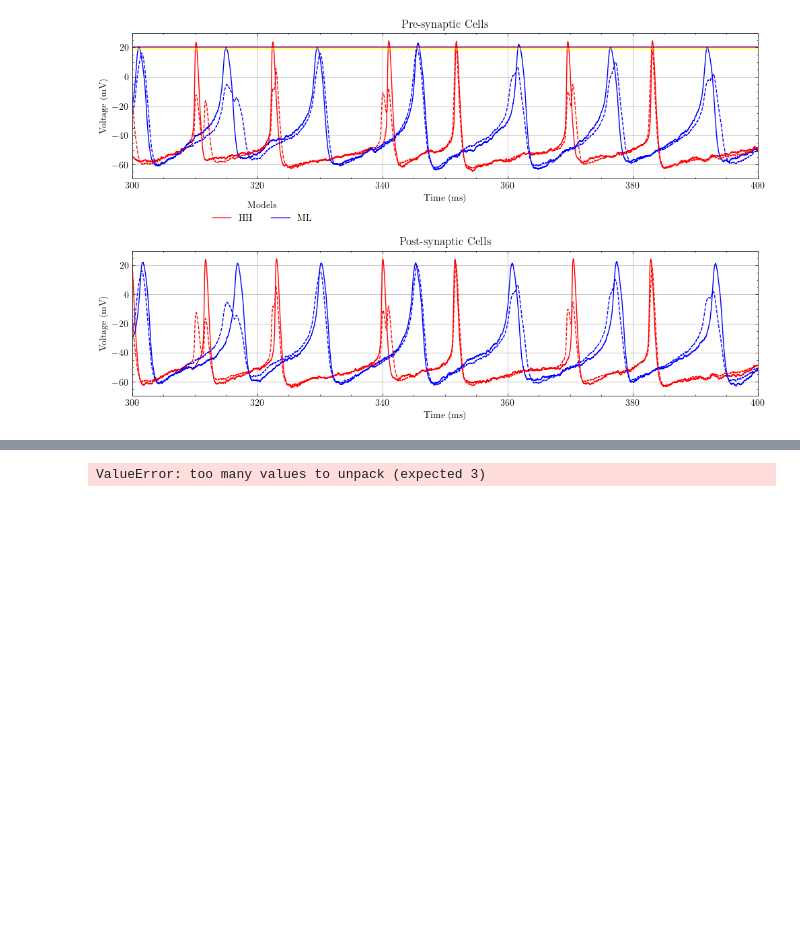
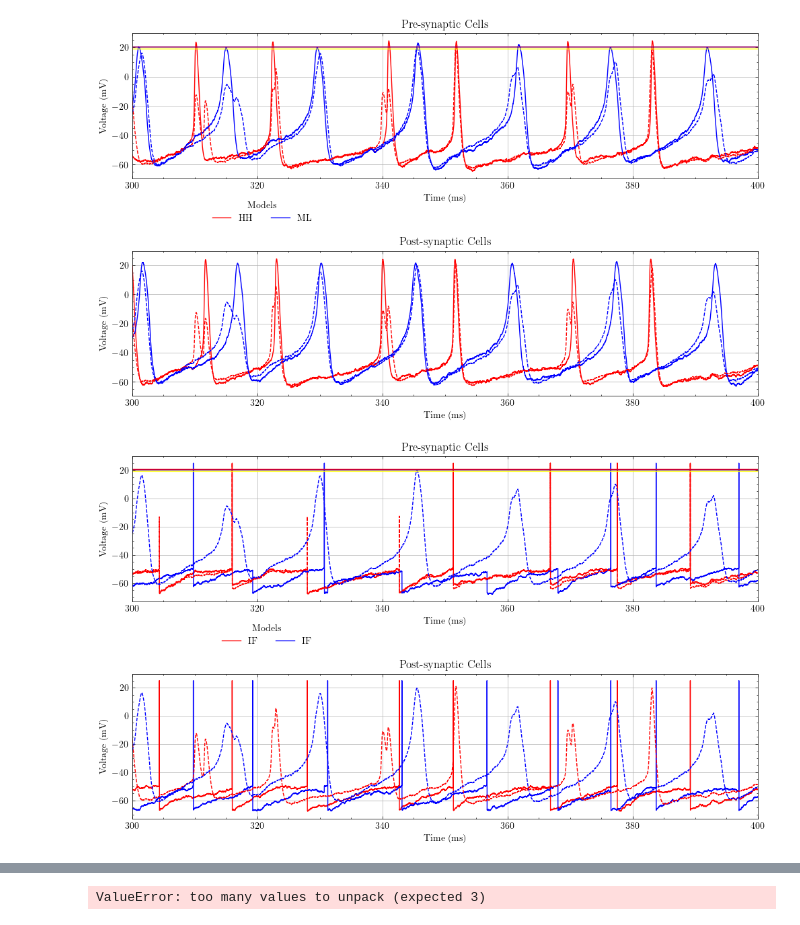
Before and after one commit to Sir-Bip-Bop/Gap-Junction-Coupling-Studies, a Jupyter notebook: NeuronPairs/synchrony_measurements.ipynb, the cells around one changed output, grey strips where cells are left out. Saved outputs shown, nothing was run; the diff lists cells and outputs as text; code cells hidden in the pictures; blank space fills up the shorter version.

```diff
--- a/NeuronPairs/synchrony_measurements.ipynb
+++ b/NeuronPairs/synchrony_measurements.ipynb
@@ -1166,6 +1131,57 @@ ax1.legend(title='Models',bbox_to_anchor =( 0.3,-0.1), ncols = 2 )
 plt.show()
 # %% [output]
 [figure]
+# %%
+mean_HH, total_HH, var_HH, var_HH_2 = project.utils.compute_volt_var(save_HH_k[4])
+mean_ML, total_ML,var_ML, var_ML_2 = project.utils.compute_volt_var(save_ML_k[4])
+mean_IZH, total_IZH,var_IZH, var_IZH_2 = project.utils.compute_volt_var(save_IZH_k[4])
+mean_IF, total_IF,var_IF, var_IF_2 = project.utils.compute_volt_var(save_IF_k[4])
+
+
+k = np.linspace(0.008,0.058,5)
+fig, (ax1, ax2) = plt.subplots(2,1)
+
+plt.title('Experiment 3 - Volt traces Comparisson')
+fig.subplots_adjust(hspace=0.5)
+ax1.set_xlabel('Time (ms)')
+ax2.set_xlabel('Time (ms) ')
+ax1.set_ylabel('Voltage (mV)')
+ax2.set_ylabel('Voltage (mV)')
+ax1.tick_params(axis = 'y')
+ax2.tick_params(axis = 'y')
+
+ax1.title.set_text('Pre-synaptic Cells')
+ax2.title.set_text('Post-synaptic Cells')
+
+ax1.plot(t,save_IF_k[4][:,0],color = 'r', label = 'IF')
+ax1.plot(t,save_IF_k[3][:,0],color = 'b', label = 'IF')
+ax1.plot(t,mean_IF, 'r--')
+ax1.plot(t,mean_ML, 'b--')
+#ax1.axhline(np.sqrt(var_HH[0]), color = 'blue')
+#ax1.axhline(np.sqrt(var_HH[1]), color = 'green')
+#ax1.axhline(np.sqrt(var_HH_2), color = 'orange')
+
+ax1.axhline(np.sqrt(var_ML[0]), color = 'red')
+ax1.axhline(np.sqrt(var_ML[1]), color = 'purple')
+ax1.axhline(np.sqrt(var_ML_2), color = 'yellow')
+
+
+
+
+ax1.set_xlim(300,400)
+
+
+ax2.plot(t,save_IF_k[4][:,1],color = 'r', label = 'HH')
+ax2.plot(t,save_IF_k[3][:,1],color = 'b', label = 'ML')
+ax2.plot(t,mean_HH, 'r--')
+ax2.plot(t,mean_ML, 'b--')
+ax2.set_xlim(300,400)
+
+
+ax1.legend(title='Models',bbox_to_anchor =( 0.3,-0.1), ncols = 2 )
+plt.show()
+# %% [output]
+[figure, added]
 # %%
 from tabulate import tabulate
 
```
Also changed, not shown: parts of 18 cells of this notebook, 12 other files.
